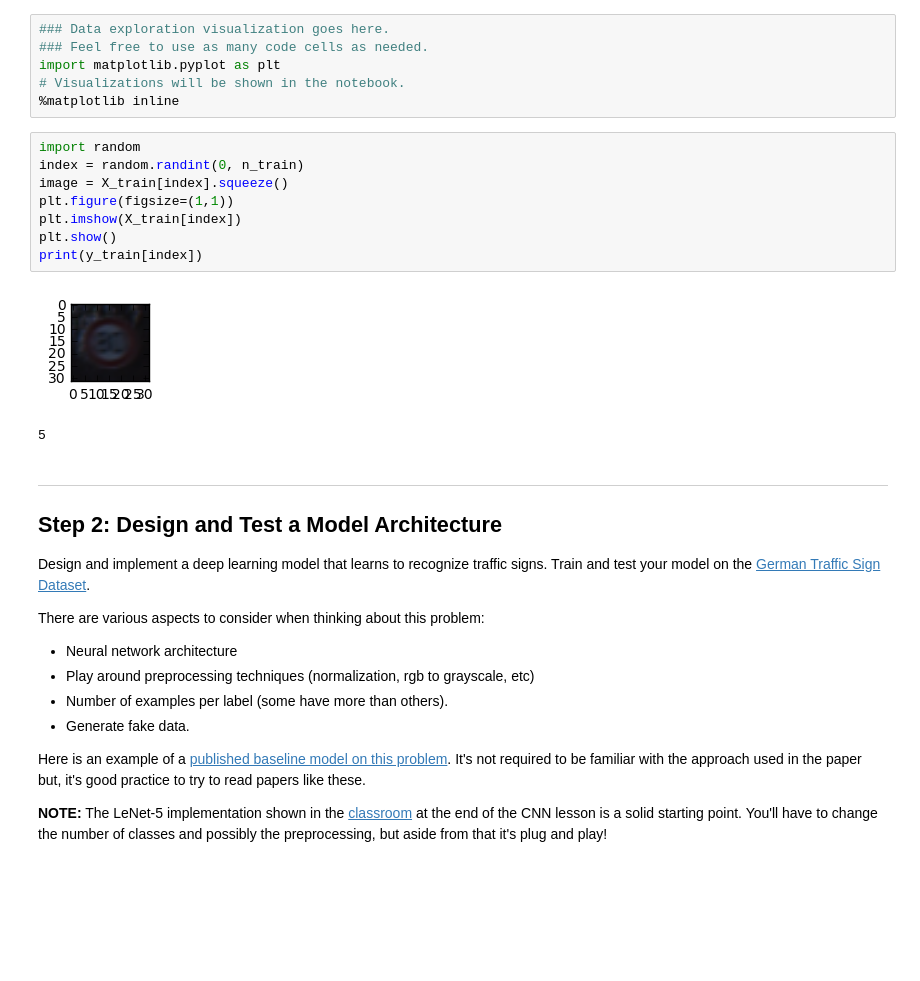
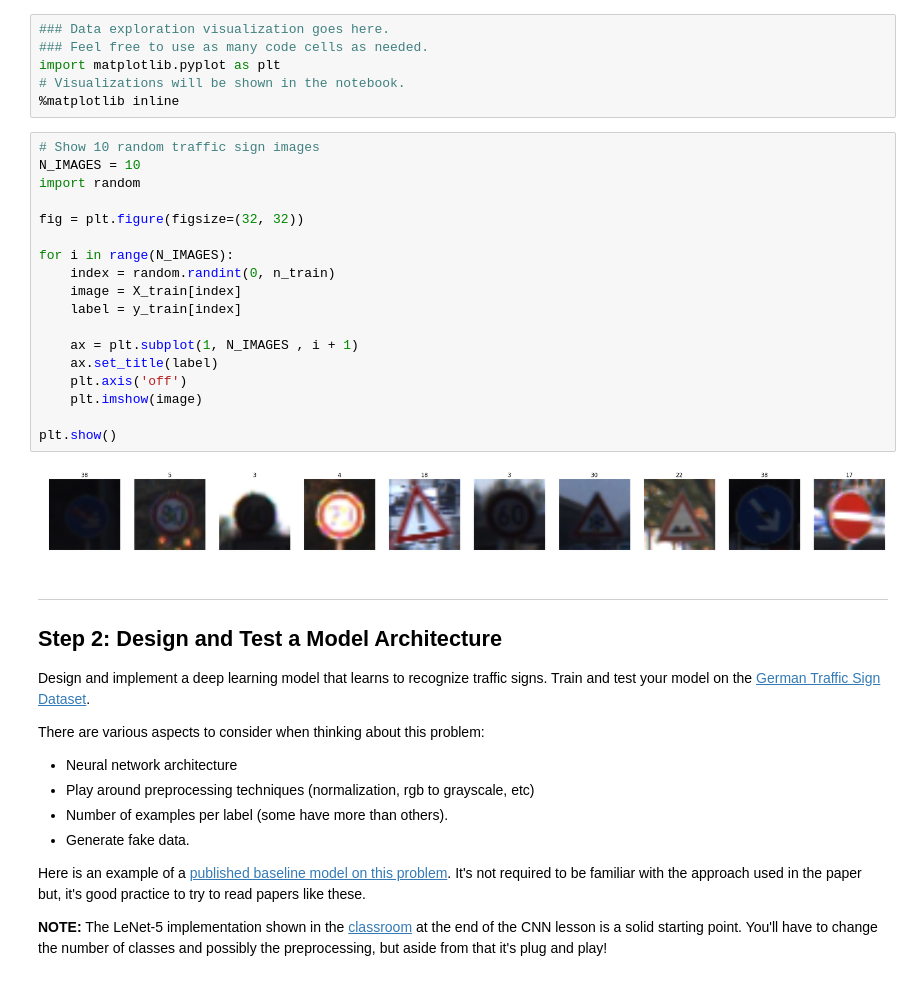
Before and after one commit to earlbread/CarND-Traffic-Sign-Classifier-Project, a Jupyter notebook: Traffic_Sign_Classifier.ipynb, the cells around one changed output. Cells and saved outputs as stored; diff of their text form; blank space fills up the shorter version.

```diff
--- a/Traffic_Sign_Classifier.ipynb
+++ b/Traffic_Sign_Classifier.ipynb
@@ -78,17 +78,26 @@ The [Matplotlib](http://matplotlib.org/) [examples](http://matplotlib.org/exampl
 import matplotlib.pyplot as plt
 # Visualizations will be shown in the notebook.
 %matplotlib inline
-# %%
-import random
-index = random.randint(0, n_train)
-image = X_train[index].squeeze()
-plt.figure(figsize=(1,1))
-plt.imshow(X_train[index])
-plt.show()
-print(y_train[index])
-# %% [output]
-[figure, removed]
-5
+# %%
+# Show 10 random traffic sign images
+N_IMAGES = 10
+import random
+
+fig = plt.figure(figsize=(32, 32))
+
+for i in range(N_IMAGES):
+    index = random.randint(0, n_train)
+    image = X_train[index]
+    label = y_train[index]
+
+    ax = plt.subplot(1, N_IMAGES , i + 1)
+    ax.set_title(label)
+    plt.axis('off')
+    plt.imshow(image)
+
+plt.show()
+# %% [output]
+[figure, added]
 # %% [markdown]
 ----
 
```
